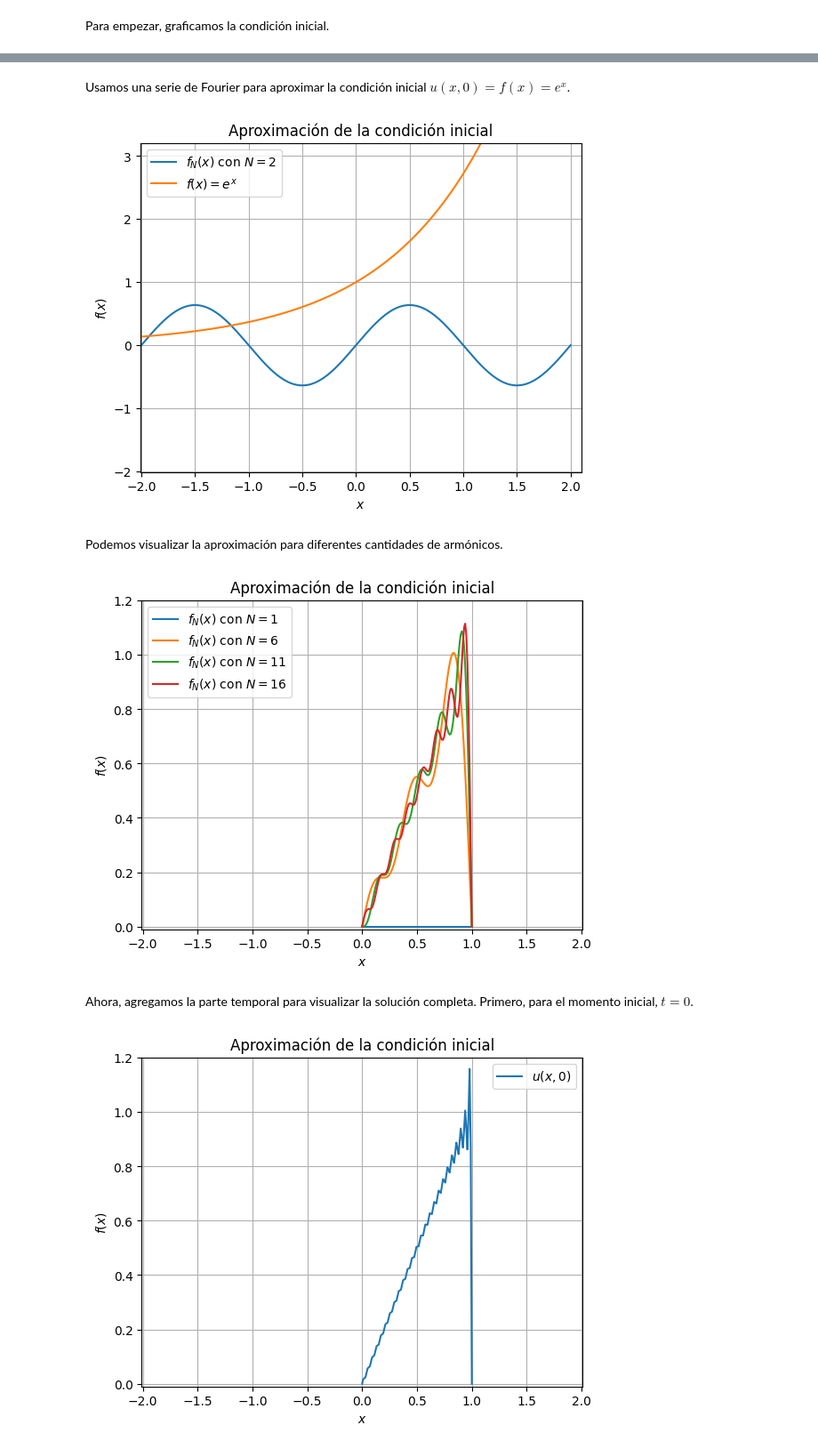
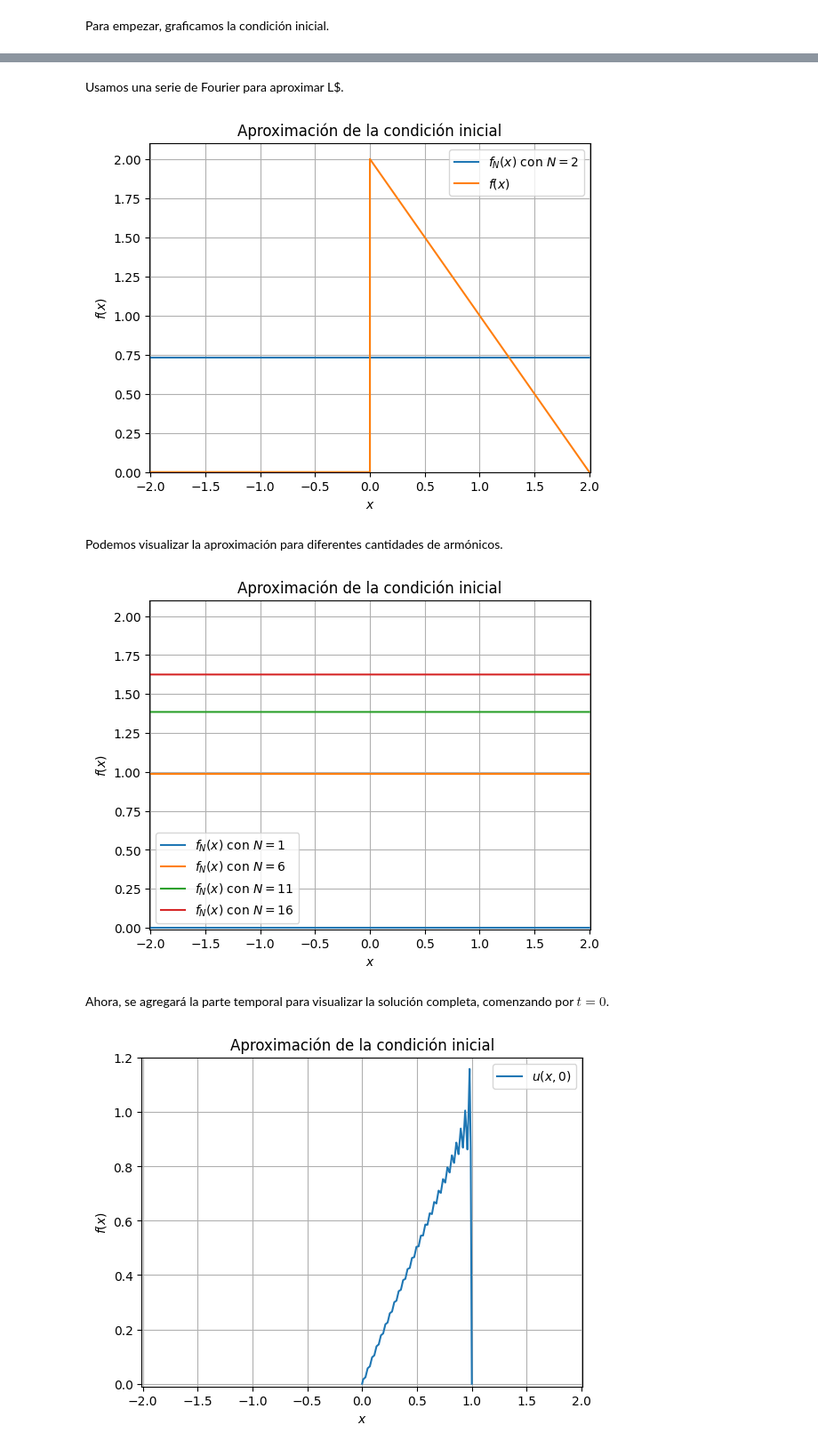
Before and after one commit to Mauricio-Fragoso-Mendoza/Ecuaciones-Diferenciales-Parciales-I, a Jupyter notebook: Ejercicio 1: Series de Fourier.ipynb, the cells around one changed output, grey strips where cells are left out. Shown at 89% size. Cells and saved outputs as stored; diff of their text form; code cells hidden in the pictures.

```diff
--- a/Ejercicio 1: Series de Fourier.ipynb
+++ b/Ejercicio 1: Series de Fourier.ipynb
@@ -12,11 +12,15 @@ from math import exp
 # %% [markdown]
 Para empezar, graficamos la condición inicial.
 # %%
-x1 = linspace(-2,2,1000)
-f = exp(x)
-plot(x,f,label='$u(x,0)=e^x$')
-plt.xlabel('$e^x$'); plt.ylabel('$f(x)$');
-plt.title("Condición inicial (u(x,0)=f(x))")
+x1 = linspace(-2,0,1000)
+x2 = linspace(0,2,1000)
+y1=0*x1
+y2=2-x2
+x=concatenate((x1,x2))
+f=concatenate((y1,y2))
+plot(x,f,label='$f(x)$')
+plt.xlabel('$x$'); plt.ylabel('$f(x)$');
+plt.title("Función a trozos")
 xlim([-2.01,2.01]),ylim([-0.01,2.01]),grid(),legend()
 show()
 # %% [output]
@@ -24,34 +28,34 @@ show()
 # %% [markdown]
-Usamos una serie de Fourier para aproximar la condición inicial $u(x,0)=f(x)=e^x$.
+Usamos una serie de Fourier para aproximar L$.
 # %%
 def u_0(x,N=2): # N es el número de armónicos
     f = zeros(len(x))
     for n in range(1,N):
-        f += (-1)**(n+1)*sin(n*pi*x)/(n)
+        f += (-1)/(n**2*pi)*(1-(-1)**n)+1/n
     return (2.0/pi)*f
 # %%
-f_n = u_0(x)
+f_n = 1/2 + u_0(x)
 plot(x,f_n,label='$f_N(x)$ con $N=2$')
-plot(x,f,label='$f(x)=e^x$')
+plot(x,f,label='$f(x)$')
 plt.xlabel('$x$'); plt.ylabel('$f(x)$');
 plt.title("Aproximación de la condición inicial")
-xlim([-2.01,2.1]),ylim([-2.01,3.2]),grid(),legend()
+xlim([-2.01,2.01]),ylim([0,2.1]),grid(),legend()
 show()
 # %% [output]
-[figure, old version]
+[figure, new version]
 # %% [markdown]
 Podemos visualizar la aproximación para diferentes cantidades de armónicos.
 # %%
 for i in range(1,20,5):
     plot(x,u_0(x,i),label='$f_N(x)$ con $N=%d$' %i)
 plt.xlabel('$x$'); plt.ylabel('$f(x)$');
 plt.title("Aproximación de la condición inicial")
-xlim([-2.01,2.01]),ylim([-0.01,1.2]),grid(),legend()
+xlim([-2.01,2.01]),ylim([-0.01,2.1]),grid(),legend()
 show()
 # %% [output]
-[figure, old version]
+[figure, new version]
 # %% [markdown]
-Ahora, agregamos la parte temporal para visualizar la solución completa. Primero, para el momento inicial, $t=0$.
+Ahora, se agregará la parte temporal para visualizar la solución completa, comenzando por $t=0$.
 # %%
 def u_x_t(x,t,N=50):
     f = zeros( (len(x),len(t)) )
```
Also changed, not shown: parts of 1 cell of this notebook.
